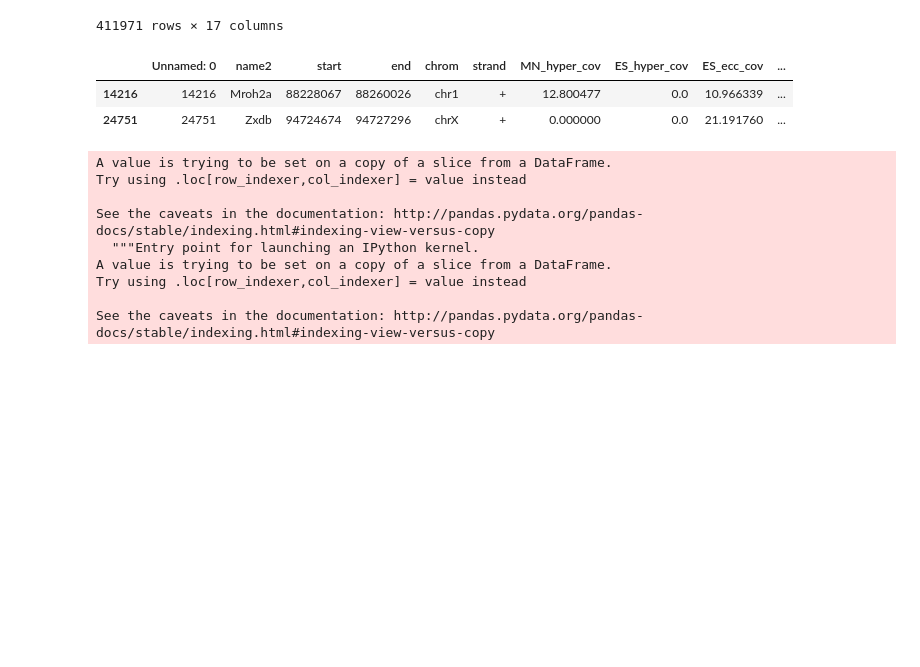
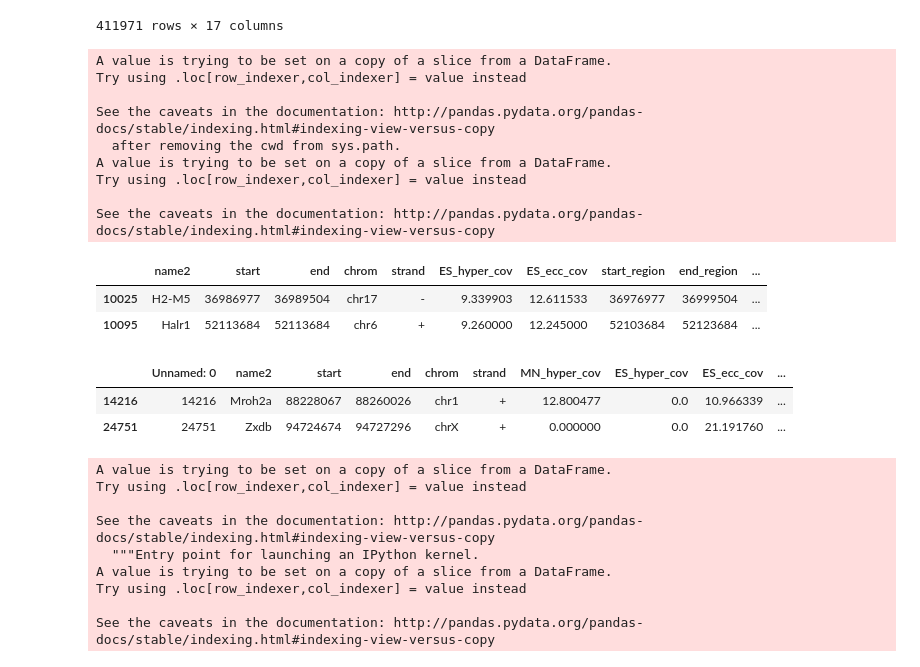
Before and after one commit to shz24/eccdna1, a Jupyter notebook: src/0702_sample_goterm_analysis.ipynb, the cells around one changed output. Saved outputs shown, nothing was run; the diff lists cells and outputs as text; code cells hidden in the pictures; blank space fills up the shorter version.

```diff
--- a/src/0702_sample_goterm_analysis.ipynb
+++ b/src/0702_sample_goterm_analysis.ipynb
@@ -109,6 +109,40 @@ def neuro_num(name):
     if allwords.empty:
         return 0
     return allwords.loc[allwords["index"].str.contains("neur")].counts.sum()
+# %%
+def heart_num(name):
+    all_assoc_names = pd.concat([
+        ontologies.loc[ontologies.DB_Object_Symbol==name].apply(lambda x:go[x.GO_ID].name,axis=1),
+        ontologies.loc[ontologies.DB_Object_Symbol==name].apply(lambda x:", ".join([e.name for e in go[x.GO_ID].children]),axis=1).rename("child_names"),
+        ontologies.loc[ontologies.DB_Object_Symbol==name].apply(lambda x:", ".join([e.name for e in go[x.GO_ID].parents]),axis=1).rename("parent_names")
+    ],axis = 1)
+    allwords = pd.Series([e for l in all_assoc_names.melt().value for e in l.split(" ")]).value_counts().rename("counts").reset_index()
+    if allwords.empty:
+        return 0
+    return allwords.loc[allwords["index"].str.contains("heart")].counts.sum()
+# %%
+gene_bounds = pd.read_csv("heart_gene_file_percent.csv", sep='\t')
+hyper_threshold = gene_bounds.loc[(gene_bounds.ES_hyper_cov < 3)&(gene_bounds.heart_hyper_cov > 6)&
+               (gene_bounds.heart_ecc_cov > 10)&(gene_bounds.ES_ecc_cov < 5)]
+hyper_threshold["heart"] = hyper_threshold.name2.apply(lambda x: heart_num(x))
+
+ES_threshold = gene_bounds.loc[(gene_bounds.heart_hyper_cov < 3)&(gene_bounds.ES_hyper_cov > 8)&
+               (gene_bounds.ES_ecc_cov > 10)&(gene_bounds.heart_ecc_cov < 5)]
+ES_threshold['ES'] = ES_threshold.name2.apply(lambda x: embry_num(x))
+ES_threshold
+# %% [output]
+A value is trying to be set on a copy of a slice from a DataFrame.
+Try using .loc[row_indexer,col_indexer] = value instead
+
+See the caveats in the documentation: http://pandas.pydata.org/pandas-docs/stable/indexing.html#indexing-view-versus-copy
+  after removing the cwd from sys.path.
+A value is trying to be set on a copy of a slice from a DataFrame.
+Try using .loc[row_indexer,col_indexer] = value instead
+
+See the caveats in the documentation: http://pandas.pydata.org/pandas-docs/stable/indexing.html#indexing-view-versus-copy
+|  | name2 | start | end | chrom | strand | ES_hyper_cov | ES_ecc_cov | start_region | end_region | ... |
+| 10025 | H2-M5 | 36986977 | 36989504 | chr17 | - | 9.339903 | 12.611533 | 36976977 | 36999504 | ... |
+| 10095 | Halr1 | 52113684 | 52113684 | chr6 | + | 9.260000 | 12.245000 | 52103684 | 52123684 | ... |
 # %%
 pd.Series([allwords.loc[allwords["index"].str.contains("embry")].counts.sum(),
              allwords.loc[allwords["index"].str.contains("neur")].counts.sum()])
```
Also changed, not shown: 3 other files.
